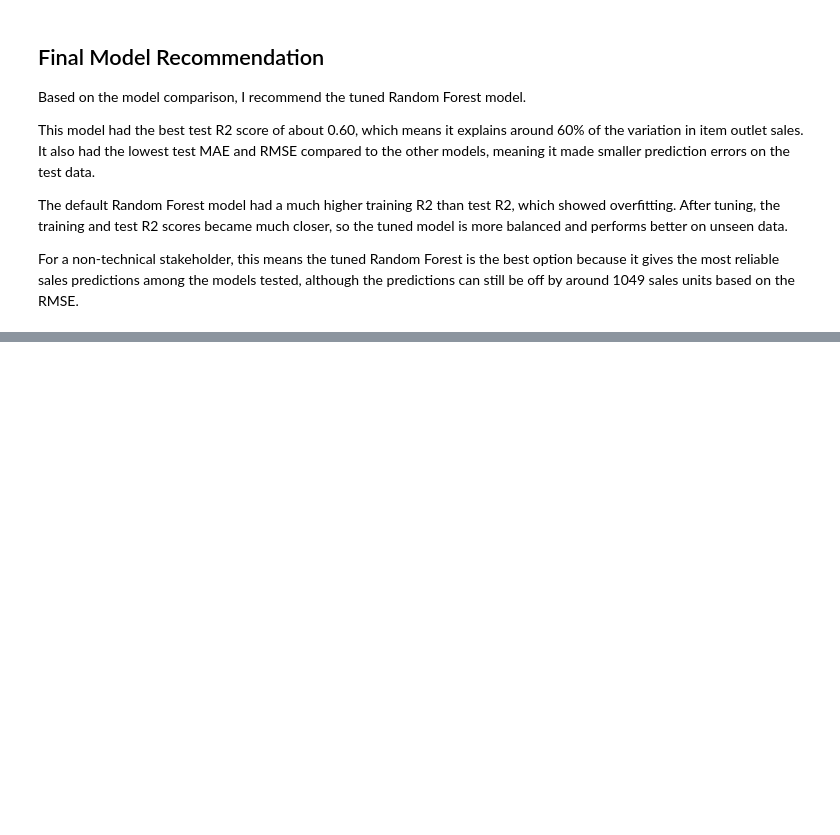
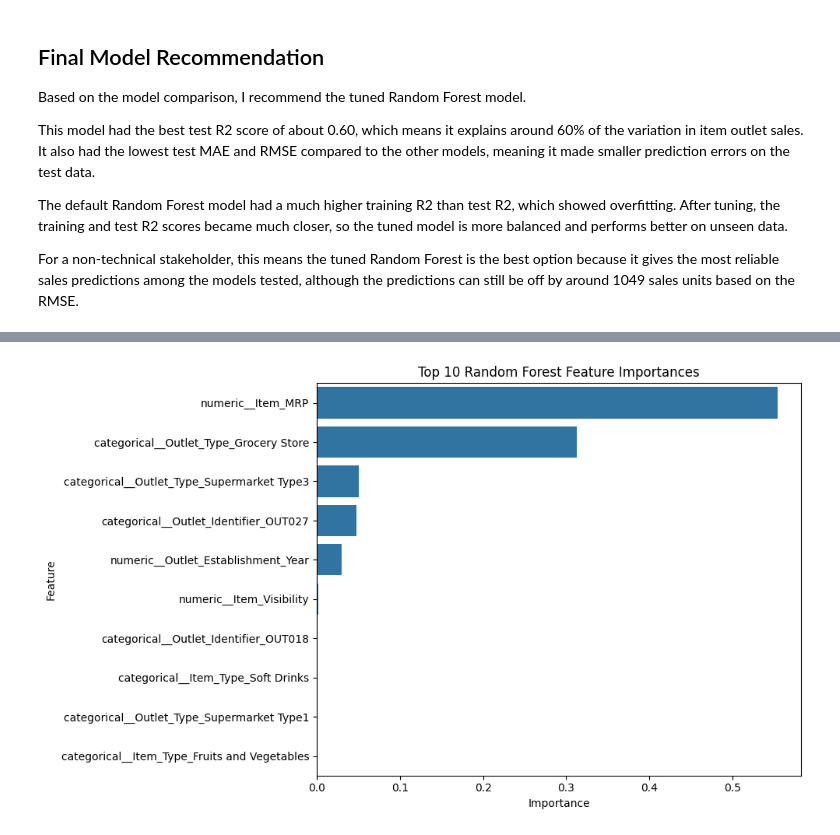
Before and after one commit to Shojaiaa/Prediction-of-Product-Sales, a Jupyter notebook: Prediction_of_Product_Sales.ipynb, the cells around one changed output, grey strips where cells are left out. Cells and saved outputs as stored; diff of their text form; code cells hidden in the pictures; blank space fills up the shorter version.

```diff
--- a/Prediction_of_Product_Sales.ipynb
+++ b/Prediction_of_Product_Sales.ipynb
@@ -1166,0 +1223,15 @@ For a non-technical stakeholder, this means the tuned Random Forest is the best
+# %%
+# Get feature names after preprocessing
+feature_names = best_rf.named_steps['columntransformer'].get_feature_names_out()
+# %%
+# Get feature importances from the Random Forest model
+importances = best_rf.named_steps['randomforestregressor'].feature_importances_
+# %%
+# Create a dataframe for feature importances
+importance_df = pd.DataFrame({
+    'Feature': feature_names,
+    'Importance': importances
+})
+# %%
+# Sort by importance
+importance_df = importance_df.sort_values(by='Importance', ascending=False)
@@ -1166,0 +1253,17 @@ For a non-technical stakeholder, this means the tuned Random Forest is the best
+# %%
+# Plot the top 10 feature importances
+top_importance = importance_df.head(10)
+
+plt.figure(figsize=(10, 6))
+sns.barplot(data=top_importance, x='Importance', y='Feature')
+plt.title('Top 10 Random Forest Feature Importances')
+plt.xlabel('Importance')
+plt.ylabel('Feature')
+plt.tight_layout()
+
+# Save the figure
+plt.savefig('random_forest_feature_importances.png', dpi=300, bbox_inches='tight')
+
+plt.show()
+# %% [output]
+[figure, added]
```
Also changed, not shown: parts of 10 cells of this notebook.
